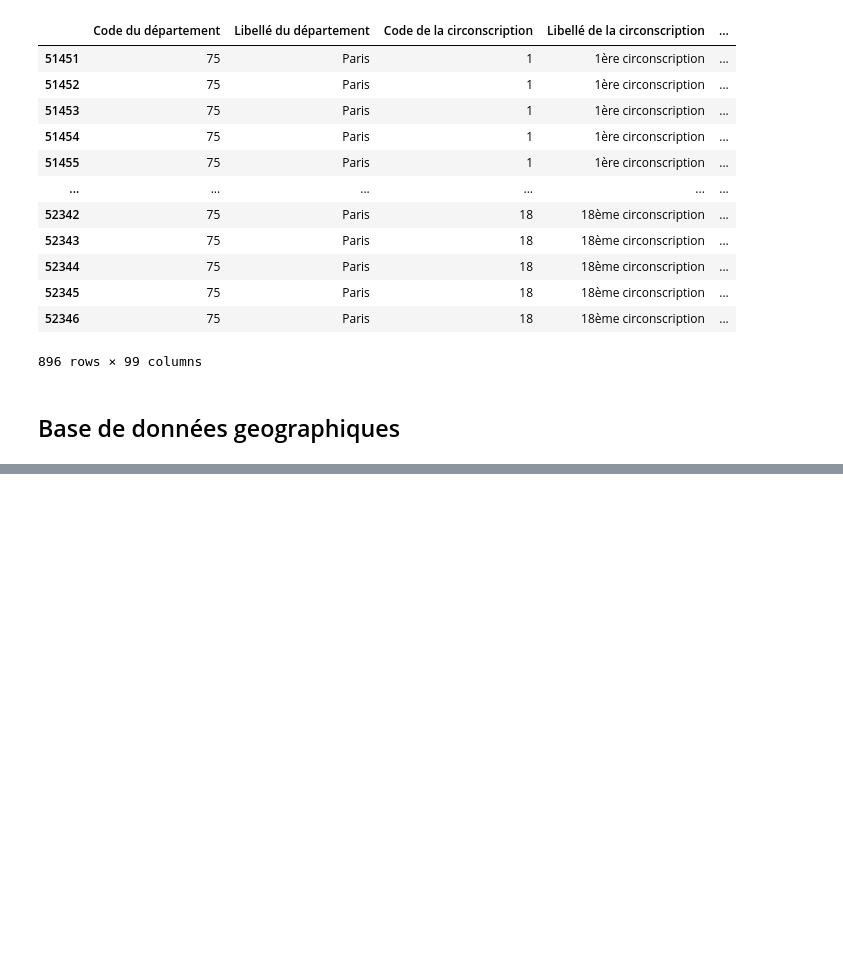
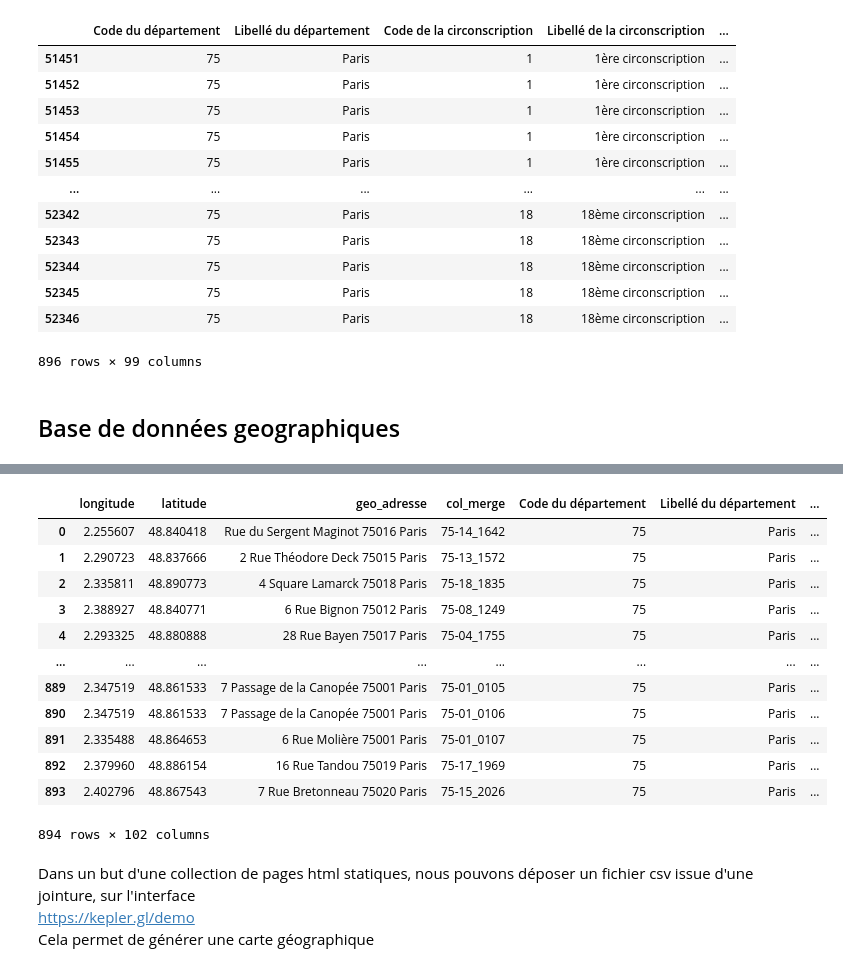
Before and after one commit to Willb22/elections_pres_2017, a Jupyter notebook: src/focus_75.ipynb, the cells around one changed output, grey strips where cells are left out. Drawn from its saved outputs; the diff is of its cells as text; code cells hidden in the pictures; blank space fills up the shorter version.

Commit message:
expliquer jointure 75

```diff
--- a/src/focus_75.ipynb
+++ b/src/focus_75.ipynb
@@ -116,0 +230,4 @@ See the caveats in the documentation: https://pandas.pydata.org/pandas-docs/stab
+# %%
+geo_col_merge = geo_paris['circonscription_code']+ '_' + geo_paris['code_postal'].apply(lambda x : str(x)[-2:]) + geo_paris['code'].apply(lambda x : str(x)[-2:])
+#geo_col_merge = list(geo_col_merge)
+geo_col_merge
@@ -116,0 +247,4 @@ See the caveats in the documentation: https://pandas.pydata.org/pandas-docs/stab
+# %%
+geo_paris['col_merge'] = geo_col_merge
+geo_paris= geo_paris[['longitude', 'latitude','geo_adresse', 'col_merge']]
+geo_paris
@@ -116,0 +270,21 @@ See the caveats in the documentation: https://pandas.pydata.org/pandas-docs/stab
+# %%
+df_merged = pd.merge(geo_paris, df_paris, left_on='col_merge', right_on='col_merge')
+df_merged
+# %% [output]
+|  | longitude | latitude | geo_adresse | col_merge | Code du département | Libellé du département | ... |
+| 0 | 2.255607 | 48.840418 | Rue du Sergent Maginot 75016 Paris | 75-14_1642 | 75 | Paris | ... |
+| 1 | 2.290723 | 48.837666 | 2 Rue Théodore Deck 75015 Paris | 75-13_1572 | 75 | Paris | ... |
+| 2 | 2.335811 | 48.890773 | 4 Square Lamarck 75018 Paris | 75-18_1835 | 75 | Paris | ... |
+| 3 | 2.388927 | 48.840771 | 6 Rue Bignon 75012 Paris | 75-08_1249 | 75 | Paris | ... |
+| 4 | 2.293325 | 48.880888 | 28 Rue Bayen 75017 Paris | 75-04_1755 | 75 | Paris | ... |
+| ... | ... | ... | ... | ... | ... | ... | ... |
+| 889 | 2.347519 | 48.861533 | 7 Passage de la Canopée 75001 Paris | 75-01_0105 | 75 | Paris | ... |
+| 890 | 2.347519 | 48.861533 | 7 Passage de la Canopée 75001 Paris | 75-01_0106 | 75 | Paris | ... |
+| 891 | 2.335488 | 48.864653 | 6 Rue Molière 75001 Paris | 75-01_0107 | 75 | Paris | ... |
+| 892 | 2.379960 | 48.886154 | 16 Rue Tandou 75019 Paris | 75-17_1969 | 75 | Paris | ... |
+| 893 | 2.402796 | 48.867543 | 7 Rue Bretonneau 75020 Paris | 75-15_2026 | 75 | Paris | ... |
+894 rows × 102 columns
+# %% [markdown]
+Dans un but d'une collection de pages html statiques, nous pouvons déposer un fichier csv issue d'une jointure, sur l'interface
+https://kepler.gl/demo
+Cela permet de générer une carte géographique
```
Also changed, not shown: parts of 19 cells of this notebook.
